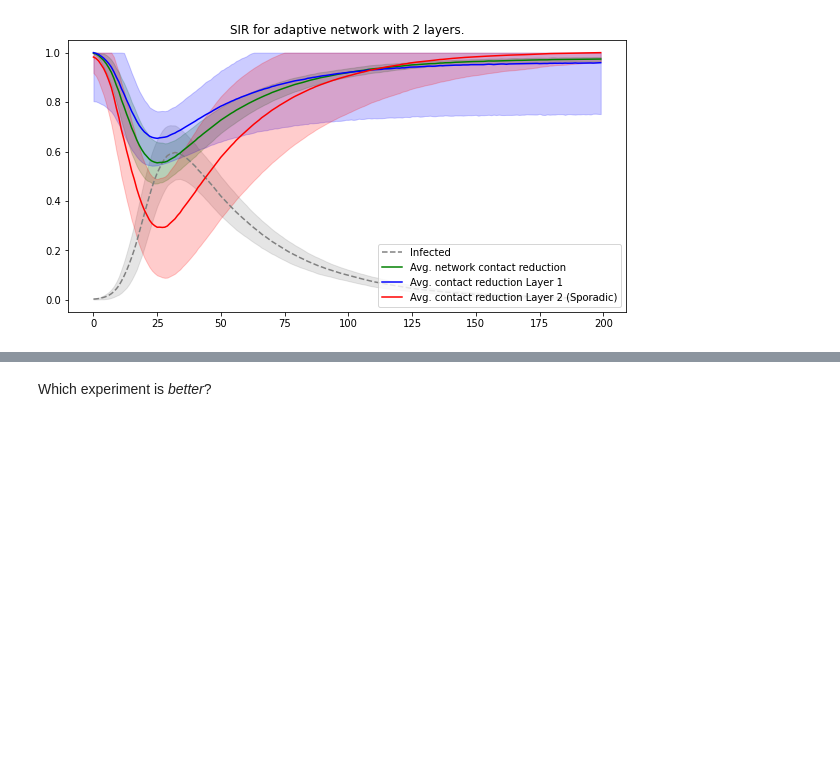
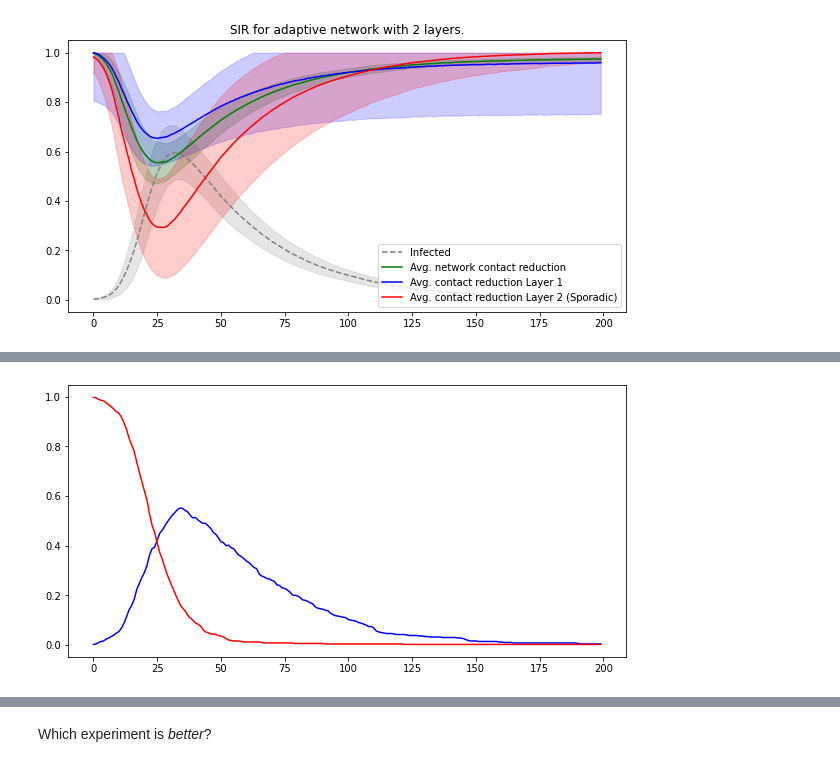
Before and after one commit to JimmyCalvoMonge/AdaptiveNetworks, a Jupyter notebook: adaptive_layer_experiment.ipynb, the cells around one changed output, grey strips where cells are left out. Drawn from its saved outputs; the diff is of its cells as text; code cells hidden in the pictures; blank space fills up the shorter version.

```diff
--- a/adaptive_layer_experiment.ipynb
+++ b/adaptive_layer_experiment.ipynb
@@ -203,3 +226,6 @@ plt.show()
 [figure]
 # %%
 #### TODO: check computations in experiment Sporadic
+# %%
+dat_ = pd.read_csv('./Data/layerexperiment.csv')
+dat_
@@ -205,0 +246,7 @@ plt.show()
+# %%
+plt.figure(figsize=(10,5))
+plt.plot(dat_['i'][0:nmax], '-b')
+plt.plot(dat_['s'][0:nmax], '-r')
+plt.show()
+# %% [output]
+[figure, added]
```
Also changed, not shown: parts of 8 cells of this notebook, 4 other files.
